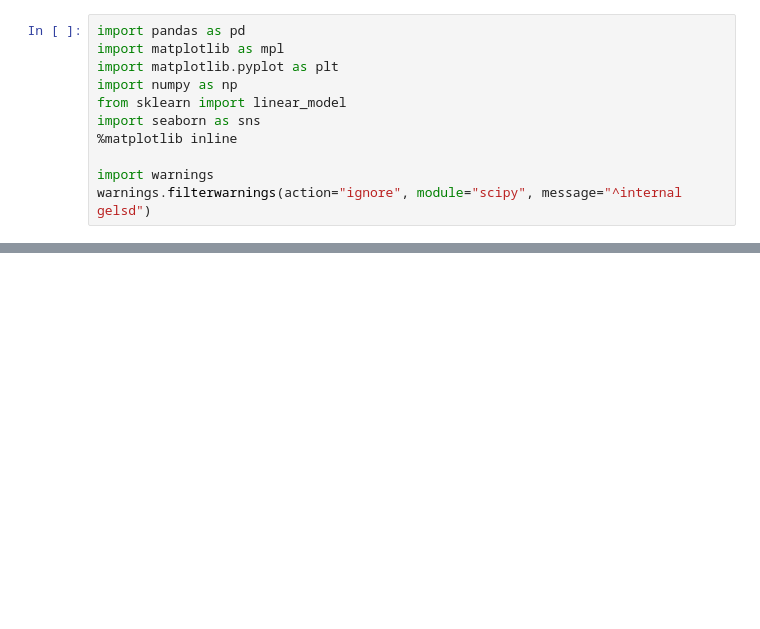
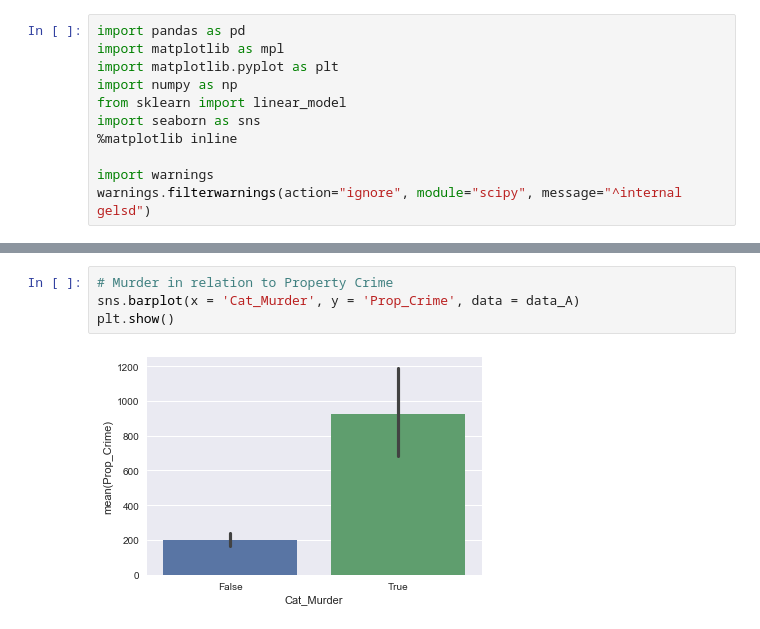
Before and after one commit to Begecky/Pre-Bootcamp-Materials, a Jupyter notebook: FBI_Data.ipynb, the cells around one changed output, grey strips where cells are left out. Drawn from its saved outputs; the diff is of its cells as text; blank space fills up the shorter version.

```diff
--- a/FBI_Data.ipynb
+++ b/FBI_Data.ipynb
@@ -76 +56,7 @@ sns.countplot(x = 'Cat_Murder', data = categoricals)
+# %%
+# Murder in relation to Property Crime
+sns.barplot(x = 'Cat_Murder', y = 'Prop_Crime', data = data_A)
+plt.show()
+# %% [output]
+[figure, added]
 # %%
```
Also changed, not shown: parts of 19 cells of this notebook.
